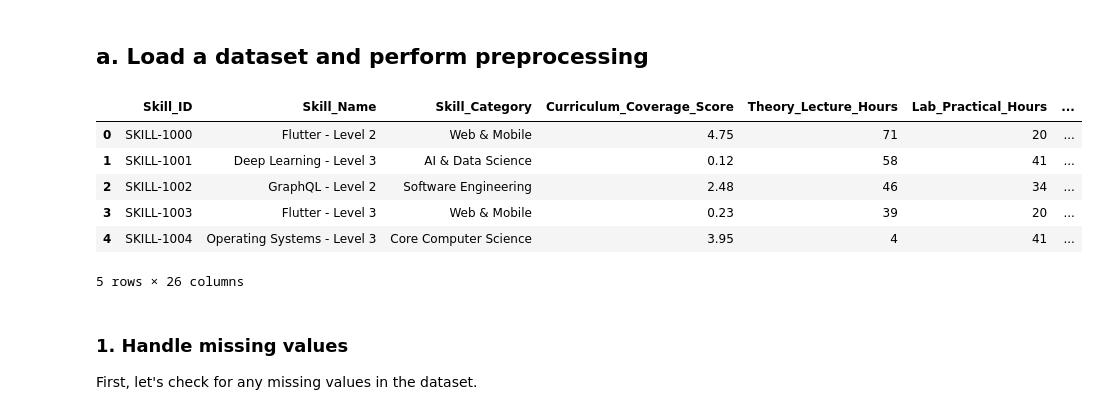
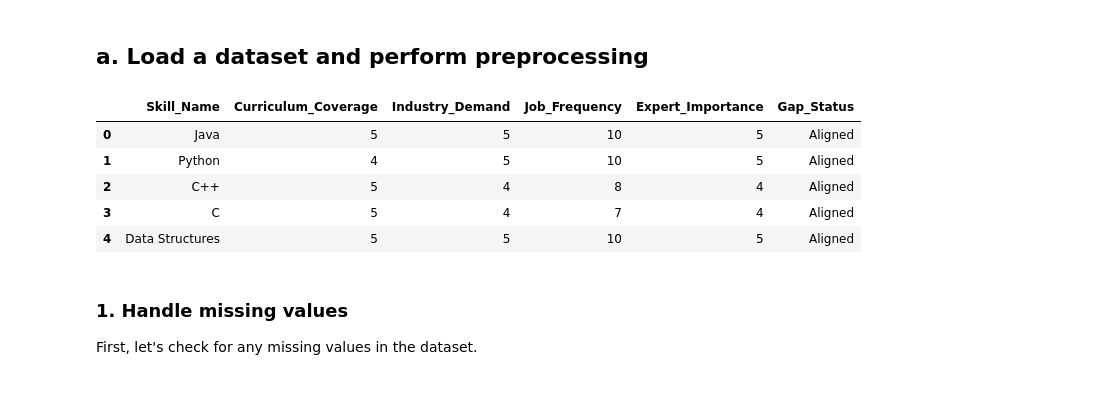
Before and after one commit to brajesh995/231FA04C59_MLOPS, a Jupyter notebook: MLLab1.ipynb, the cells around one changed output. Cells and saved outputs as stored; diff of their text form; code cells hidden in the pictures.

```diff
--- a/MLLab1.ipynb
+++ b/MLLab1.ipynb
@@ -4,16 +4,15 @@
 ## a. Load a dataset and perform preprocessing
 # %%
 # Load the dataset
-df = pd.read_csv('/content/cse_industry_skill_gap_1500.csv')
+df = pd.read_csv('/content/skill_gap_dataset.csv')
 display(df.head())
 # %% [output]
-|  | Skill_ID | Skill_Name | Skill_Category | Curriculum_Coverage_Score | Theory_Lecture_Hours | Lab_Practical_Hours | ... |
-| 0 | SKILL-1000 | Flutter - Level 2 | Web & Mobile | 4.75 | 71 | 20 | ... |
-| 1 | SKILL-1001 | Deep Learning - Level 3 | AI & Data Science | 0.12 | 58 | 41 | ... |
-| 2 | SKILL-1002 | GraphQL - Level 2 | Software Engineering | 2.48 | 46 | 34 | ... |
-| 3 | SKILL-1003 | Flutter - Level 3 | Web & Mobile | 0.23 | 39 | 20 | ... |
-| 4 | SKILL-1004 | Operating Systems - Level 3 | Core Computer Science | 3.95 | 4 | 41 | ... |
+|  | Skill_Name | Curriculum_Coverage | Industry_Demand | Job_Frequency | Expert_Importance | Gap_Status |
+| 0 | Java | 5 | 5 | 10 | 5 | Aligned |
+| 1 | Python | 4 | 5 | 10 | 5 | Aligned |
+| 2 | C++ | 5 | 4 | 8 | 4 | Aligned |
+| 3 | C | 5 | 4 | 7 | 4 | Aligned |
+| 4 | Data Structures | 5 | 5 | 10 | 5 | Aligned |
-5 rows × 26 columns
 # %% [markdown]
 ### 1. Handle missing values
 
```
Also changed, not shown: parts of 7 cells of this notebook.
